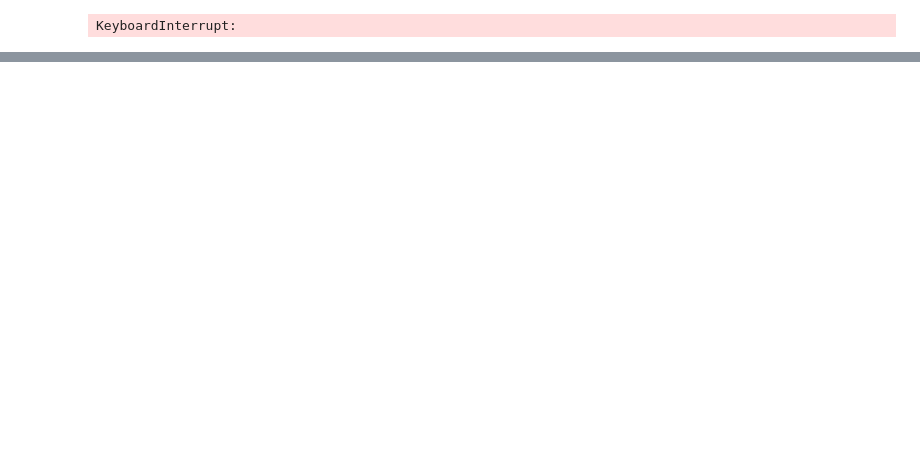
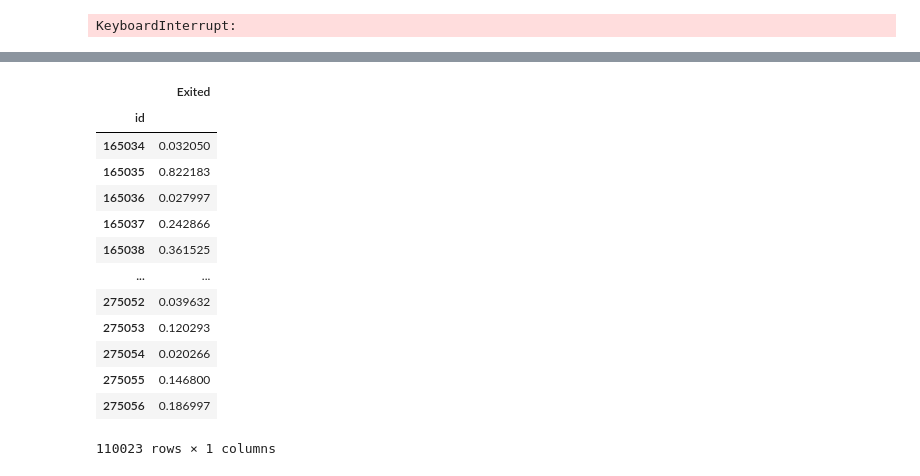
Before and after one commit to lzytimx/Portfolio, a Jupyter notebook: kaggle/S4EP01/notebookc7fcc47c07.ipynb, the cells around one changed output, grey strips where cells are left out. Cells and saved outputs as stored; diff of their text form; code cells hidden in the pictures; blank space fills up the shorter version.

```diff
--- a/kaggle/S4EP01/notebookc7fcc47c07.ipynb
+++ b/kaggle/S4EP01/notebookc7fcc47c07.ipynb
@@ -332,0 +328,21 @@ submission.to_csv('submission_xgb.csv')
+# %%
+prediction_xgb_grid = grid_search_cv.predict_proba(X_test)
+# %%
+submission_xgb_grid = pd.DataFrame(data=prediction_xgb_grid[:, 1], columns=[
+                          'Exited'], index=orig_test['id'])
+submission_xgb_grid
+# %% [output]
+|  | Exited |
+| id |  |
+| 165034 | 0.032050 |
+| 165035 | 0.822183 |
+| 165036 | 0.027997 |
+| 165037 | 0.242866 |
+| 165038 | 0.361525 |
+| ... | ... |
+| 275052 | 0.039632 |
+| 275053 | 0.120293 |
+| 275054 | 0.020266 |
+| 275055 | 0.146800 |
+| 275056 | 0.186997 |
+110023 rows × 1 columns
```
Also changed, not shown: parts of 20 cells of this notebook, 5 other files.
